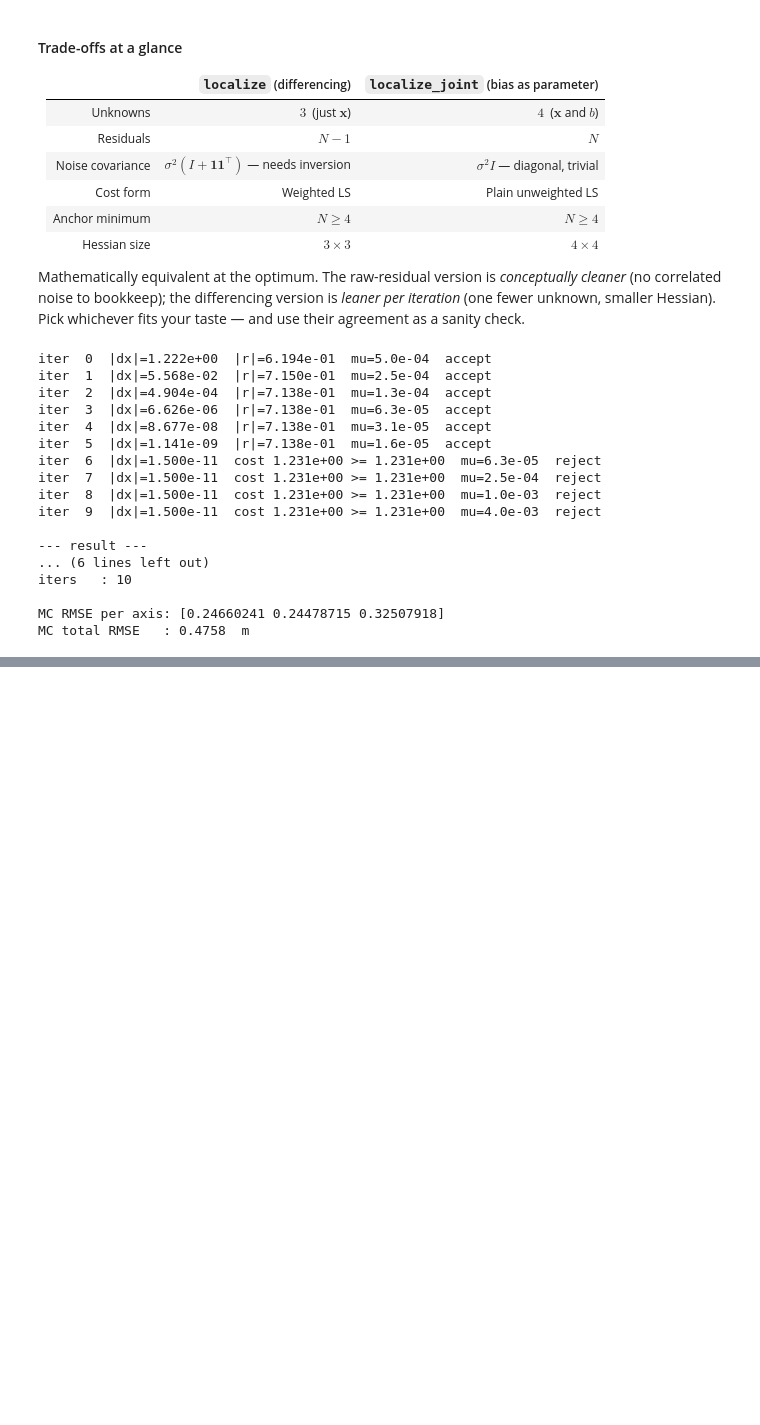
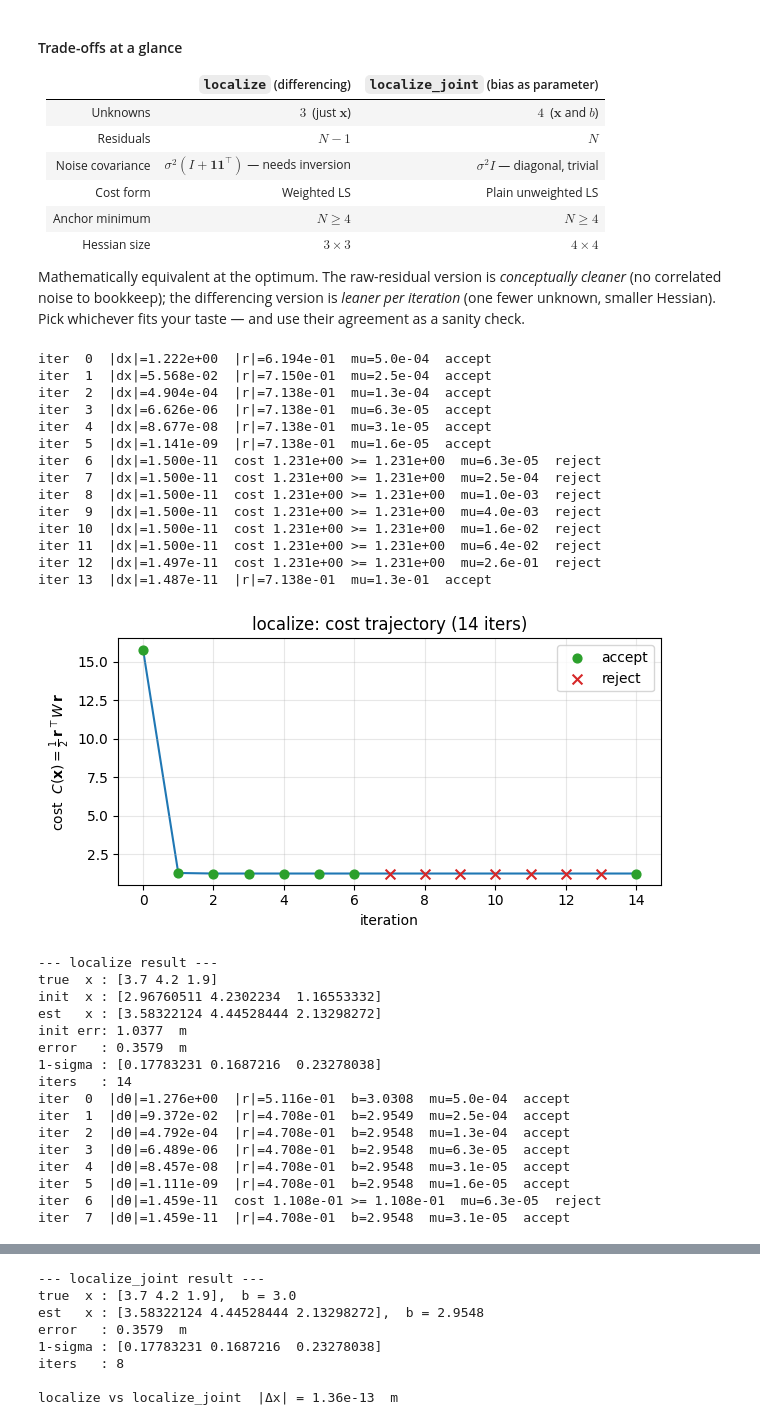
Before and after one commit to jelenesm/trilateration, a Jupyter notebook: example.ipynb, the cells around one changed output, grey strips where cells are left out. Saved outputs shown, nothing was run; the diff lists cells and outputs as text; code cells hidden in the pictures; blank space fills up the shorter version.

```diff
--- a/example.ipynb
+++ b/example.ipynb
@@ -579,55 +665,70 @@ if __name__ == "__main__":
     # The localizer only knows the noisy surveyed positions; ranges are
     # physically generated from the true positions, so the mismatch
     # introduces a model bias.
-    anchor_sigma = 0.3                            # 5 cm anchor survey std (m)
+    anchor_sigma = 0.3                            # anchor survey std (m)
     anchors = anchors_true + rng.normal(0, anchor_sigma, size=anchors_true.shape)
 
     x_true = np.array([3.7, 4.2, 1.9])
     bias_true = 3.0                                # unknown common offset
     sigma = 0.3                                    # range noise std (m)
 
     # Ranges are physically generated from the TRUE anchor positions.
     true_ranges = np.linalg.norm(anchors_true - x_true, axis=1)
     d_meas = true_ranges + bias_true + rng.normal(0, sigma, size=len(anchors_true))
 
     # Localizer is given the noisy surveyed anchors.
     x0 = linear_init(d_meas, anchors)
+
     x_hat, cov, info = localize(d_meas, anchors, sigma=sigma, verbose=True)
-
-    print("\n--- result ---")
+    print("--- localize result ---")
     print(f"true  x : {x_true}")
     print(f"init  x : {x0}")
     print(f"est   x : {x_hat}")
     print(f"init err: {np.linalg.norm(x0 - x_true):.4f}  m")
     print(f"error   : {np.linalg.norm(x_hat - x_true):.4f}  m")
     print(f"1-sigma : {np.sqrt(np.diag(cov))}")
     print(f"iters   : {info['iterations']}")
 
-    # Monte Carlo: only range noise re-randomizes; anchor survey is fixed.
-    trials = 2000
-    errs = np.zeros((trials, 3))
-    for k in range(trials):
-        d_k = true_ranges + bias_true + rng.normal(0, sigma, size=len(anchors_true))
-        anchors = anchors_true + rng.normal(0, anchor_sigma, size=anchors_true.shape)
-        x_k, _, _ = localize(d_k, anchors, sigma=sigma)
-        errs[k] = x_k - x_true
-    print(f"\nMC RMSE per axis: {np.sqrt((errs**2).mean(axis=0))}")
-    print(f"MC total RMSE   : {np.sqrt((errs**2).sum(axis=1).mean()):.4f}  m")
+    # Same data, joint (bias-as-parameter) estimator.
+    x_hat_j, b_hat_j, cov_j, info_j = localize_joint(d_meas, anchors, sigma=sigma, verbose=True)
+    print("--- localize_joint result ---")
+    print(f"true  x : {x_true},  b = {bias_true}")
+    print(f"est   x : {x_hat_j},  b = {b_hat_j:.4f}")
+    print(f"error   : {np.linalg.norm(x_hat_j - x_true):.4f}  m")
+    print(f"1-sigma : {np.sqrt(np.diag(cov_j))}")
+    print(f"iters   : {info_j['iterations']}")
+
+    # Sanity check: the two methods should agree to ~ machine epsilon.
+    print(f"\nlocalize vs localize_joint  |Δx| = {np.linalg.norm(x_hat - x_hat_j):.2e}  m")
 # %% [output]
 iter  0  |dx|=1.222e+00  |r|=6.194e-01  mu=5.0e-04  accept
 iter  1  |dx|=5.568e-02  |r|=7.150e-01  mu=2.5e-04  accept
 iter  2  |dx|=4.904e-04  |r|=7.138e-01  mu=1.3e-04  accept
 iter  3  |dx|=6.626e-06  |r|=7.138e-01  mu=6.3e-05  accept
 iter  4  |dx|=8.677e-08  |r|=7.138e-01  mu=3.1e-05  accept
 iter  5  |dx|=1.141e-09  |r|=7.138e-01  mu=1.6e-05  accept
 iter  6  |dx|=1.500e-11  cost 1.231e+00 >= 1.231e+00  mu=6.3e-05  reject
 iter  7  |dx|=1.500e-11  cost 1.231e+00 >= 1.231e+00  mu=2.5e-04  reject
 iter  8  |dx|=1.500e-11  cost 1.231e+00 >= 1.231e+00  mu=1.0e-03  reject
 iter  9  |dx|=1.500e-11  cost 1.231e+00 >= 1.231e+00  mu=4.0e-03  reject
-
---- result ---
-... (6 lines left out)
-iters   : 10
-
-MC RMSE per axis: [0.24660241 0.24478715 0.32507918]
-MC total RMSE   : 0.4758  m
+iter 10  |dx|=1.500e-11  cost 1.231e+00 >= 1.231e+00  mu=1.6e-02  reject
+iter 11  |dx|=1.500e-11  cost 1.231e+00 >= 1.231e+00  mu=6.4e-02  reject
+iter 12  |dx|=1.497e-11  cost 1.231e+00 >= 1.231e+00  mu=2.6e-01  reject
+iter 13  |dx|=1.487e-11  |r|=7.138e-01  mu=1.3e-01  accept
+[figure, added]
+--- localize result ---
+true  x : [3.7 4.2 1.9]
+init  x : [2.96760511 4.2302234  1.16553332]
+est   x : [3.58322124 4.44528444 2.13298272]
+init err: 1.0377  m
+error   : 0.3579  m
+1-sigma : [0.17783231 0.1687216  0.23278038]
+iters   : 14
+iter  0  |dθ|=1.276e+00  |r|=5.116e-01  b=3.0308  mu=5.0e-04  accept
+iter  1  |dθ|=9.372e-02  |r|=4.708e-01  b=2.9549  mu=2.5e-04  accept
+iter  2  |dθ|=4.792e-04  |r|=4.708e-01  b=2.9548  mu=1.3e-04  accept
+iter  3  |dθ|=6.489e-06  |r|=4.708e-01  b=2.9548  mu=6.3e-05  accept
+iter  4  |dθ|=8.457e-08  |r|=4.708e-01  b=2.9548  mu=3.1e-05  accept
+iter  5  |dθ|=1.111e-09  |r|=4.708e-01  b=2.9548  mu=1.6e-05  accept
+iter  6  |dθ|=1.459e-11  cost 1.108e-01 >= 1.108e-01  mu=6.3e-05  reject
+iter  7  |dθ|=1.459e-11  |r|=4.708e-01  b=2.9548  mu=3.1e-05  accept
@@ -633,0 +736,8 @@ MC total RMSE   : 0.4758  m
+--- localize_joint result ---
+true  x : [3.7 4.2 1.9],  b = 3.0
+est   x : [3.58322124 4.44528444 2.13298272],  b = 2.9548
+error   : 0.3579  m
+1-sigma : [0.17783231 0.1687216  0.23278038]
+iters   : 8
+
+localize vs localize_joint  |Δx| = 1.36e-13  m
```
Also changed, not shown: parts of 9 cells of this notebook, 1 other file.
